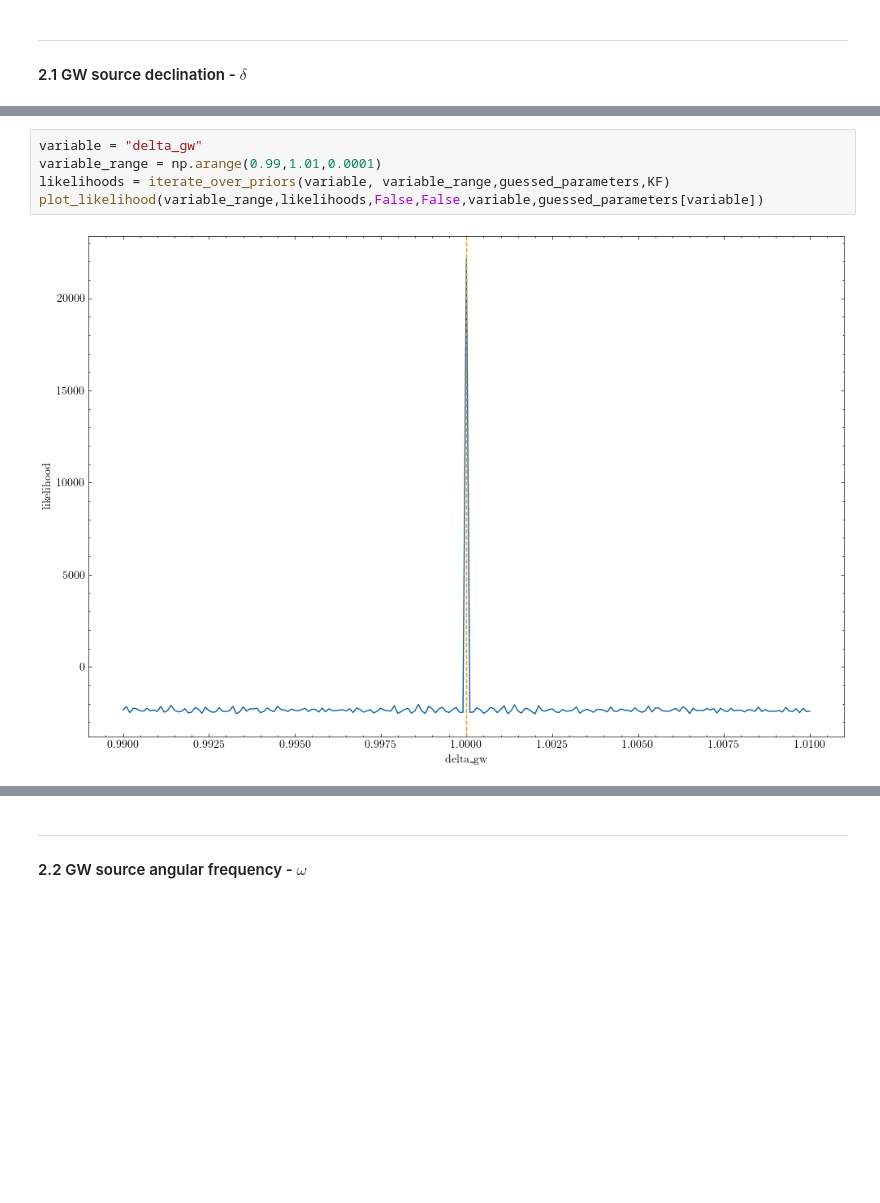
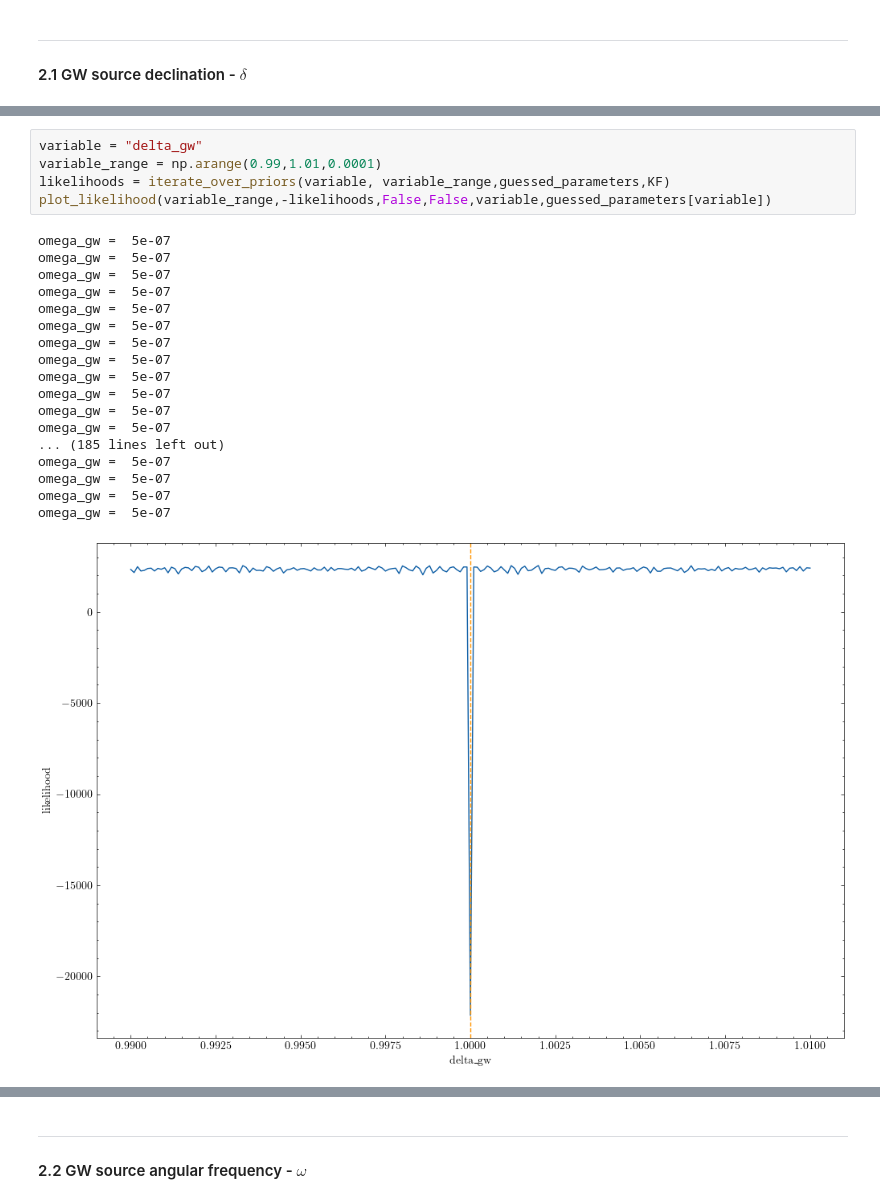
Before and after one commit to tomkimpson/StateSpacePTA, a Jupyter notebook: notebooks/likelihood_with_loss_function.ipynb, the cells around one changed output, grey strips where cells are left out. Drawn from its saved outputs; the diff is of its cells as text; blank space fills up the shorter version.

```diff
--- a/notebooks/likelihood_with_loss_function.ipynb
+++ b/notebooks/likelihood_with_loss_function.ipynb
@@ -103,10 +121,27 @@ plot_likelihood(variable_range,likelihoods,False,False,variable,guessed_paramete
 # %%
 variable = "delta_gw"
 variable_range = np.arange(0.99,1.01,0.0001)
 likelihoods = iterate_over_priors(variable, variable_range,guessed_parameters,KF)
-plot_likelihood(variable_range,likelihoods,False,False,variable,guessed_parameters[variable])
+plot_likelihood(variable_range,-likelihoods,False,False,variable,guessed_parameters[variable])
 # %% [output]
+omega_gw =  5e-07
+omega_gw =  5e-07
+omega_gw =  5e-07
+omega_gw =  5e-07
+omega_gw =  5e-07
+omega_gw =  5e-07
+omega_gw =  5e-07
+omega_gw =  5e-07
+omega_gw =  5e-07
+omega_gw =  5e-07
+omega_gw =  5e-07
+omega_gw =  5e-07
+... (185 lines left out)
+omega_gw =  5e-07
+omega_gw =  5e-07
+omega_gw =  5e-07
+omega_gw =  5e-07
-[figure, old version]
+[figure, new version]
 # %%
 variable = "delta_gw"
 eps = 1e-4
```
Also changed, not shown: parts of 8 cells of this notebook, 18 other files.
